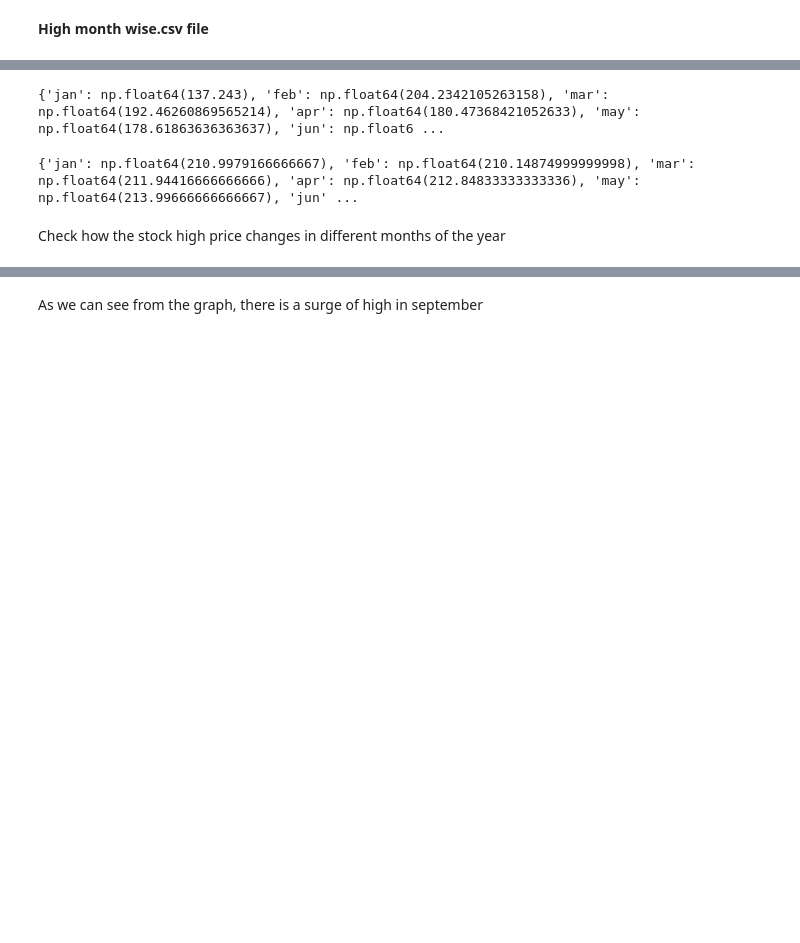
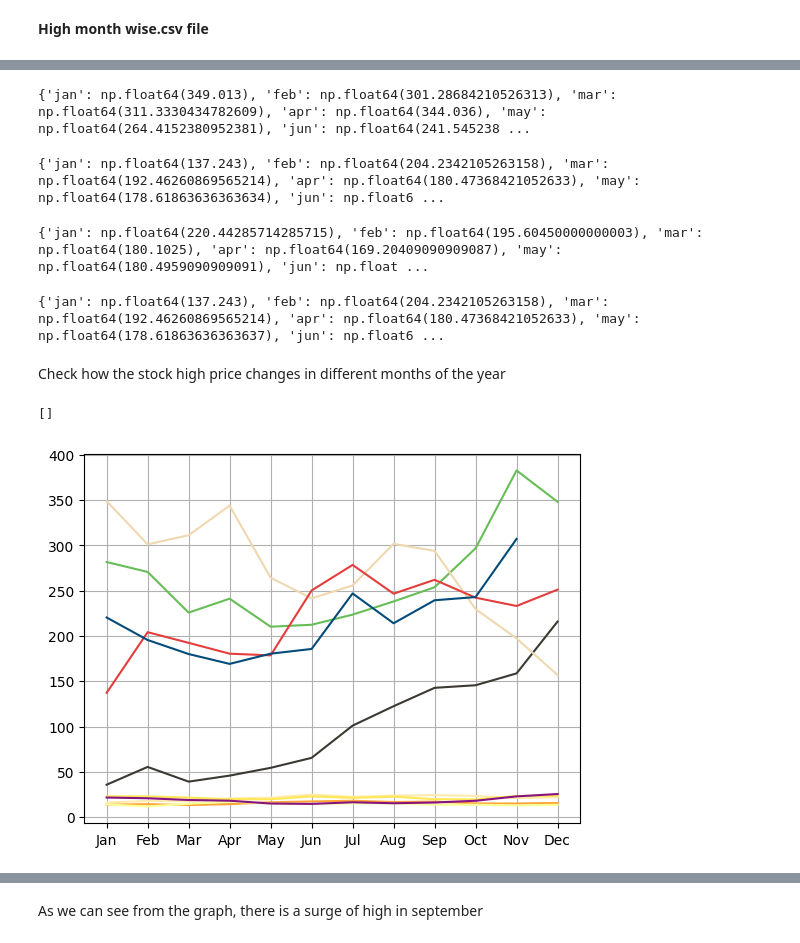
Before and after one commit to Partha-Suresh/XAI-Project, a Jupyter notebook: notebooks/Stock Regression/EDA stock regression.ipynb, the cells around one changed output, grey strips where cells are left out. Cells and saved outputs as stored; diff of their text form; code cells hidden in the pictures; blank space fills up the shorter version.

```diff
--- a/notebooks/Stock Regression/EDA stock regression.ipynb
+++ b/notebooks/Stock Regression/EDA stock regression.ipynb
@@ -56,0 +46,3 @@ print(h_2022)
+# %%
+month=['jan','feb','mar','apr','may','jun','jul','aug','sep','oct','nov','dec']
+month_num=[1,2,3,4,5,6,7,8,9,10,11,12]
@@ -57 +112,28 @@ print(h_2022)
+# %%
+h_2022={}
+j=84
+for i in range(0,12):
+    h_2022[month[i]]= (df1.iloc[0:,j].mean())
+    j+=1
+print(h_2022)
+# %% [output]
+{'jan': np.float64(349.013), 'feb': np.float64(301.28684210526313), 'mar': np.float64(311.3330434782609), 'apr': np.float64(344.036), 'may': np.float64(264.4152380952381), 'jun': np.float64(241.545238 ...
+# %%
+h_2023={}
+j=96
+for i in range(0,12):
+    h_2023[month[i]]= (df1.iloc[0:,j].mean())
+    j+=1
+print(h_2023)
+# %% [output]
+{'jan': np.float64(137.243), 'feb': np.float64(204.2342105263158), 'mar': np.float64(192.46260869565214), 'apr': np.float64(180.47368421052633), 'may': np.float64(178.61863636363634), 'jun': np.float6 ...
+# %%
+h_2024={}
+j=108
+for i in range(0,11):
+    h_2024[month[i]]= (df1.iloc[0:,j].mean())
+    j+=1
+print(h_2024)
+# %% [output]
+{'jan': np.float64(220.44285714285715), 'feb': np.float64(195.60450000000003), 'mar': np.float64(180.1025), 'apr': np.float64(169.20409090909087), 'may': np.float64(180.4959090909091), 'jun': np.float ...
 # %%
@@ -72,20 +154,21 @@ print(h_2023)
 # %% [output]
 {'jan': np.float64(137.243), 'feb': np.float64(204.2342105263158), 'mar': np.float64(192.46260869565214), 'apr': np.float64(180.47368421052633), 'may': np.float64(178.61863636363637), 'jun': np.float6 ...
-# %%
-h_2024={'jan':(df1.iloc[14]).mean(),
-        'feb':(df1.iloc[15]).mean(),
-        'mar':(df1.iloc[16]).mean(),
-        'apr':(df1.iloc[17]).mean(),
-        'may':(df1.iloc[18]).mean(),
-        'jun':(df1.iloc[19]).mean(),
-        'jul':(df1.iloc[20]).mean(),
-        'aug':(df1.iloc[21]).mean(),
-        'sep':(df1.iloc[22]).mean(),
-        # 'oct':(df1.iloc[23]).mean()}
-}
-# h_2024=pd.DataFrame(h_2024)
-print(h_2024)
-# %% [output]
-{'jan': np.float64(210.9979166666667), 'feb': np.float64(210.14874999999998), 'mar': np.float64(211.94416666666666), 'apr': np.float64(212.84833333333336), 'may': np.float64(213.99666666666667), 'jun' ...
 # %% [markdown]
 Check how the stock high price changes in different months of the year
+# %%
+plt.xticks(range(0,12),labels=['Jan','Feb','Mar','Apr','May','Jun','Jul','Aug','Sep','Oct','Nov','Dec'])
+plt.plot(h_2015.values(),color="#ffa535")
+plt.plot(h_2016.values(),color="#f9ff97")
+plt.plot(h_2017.values(),color="#ffebad")
+plt.plot(h_2018.values(),color="#ffe755")
+plt.plot(h_2019.values(),color="#871282")
+plt.plot(h_2020.values(),color="#3b3932")
+plt.plot(h_2021.values(),color="#67bd57")
+plt.plot(h_2022.values(),color="#efd8b0")
+plt.plot(h_2023.values(),color="#e33d3d")
+plt.plot(h_2024.values(),color="#024b7a")
+plt.grid(True)
+plt.plot()
+# %% [output]
+[]
+[figure, added]
```
Also changed, not shown: parts of 14 cells of this notebook, 2 other files.
